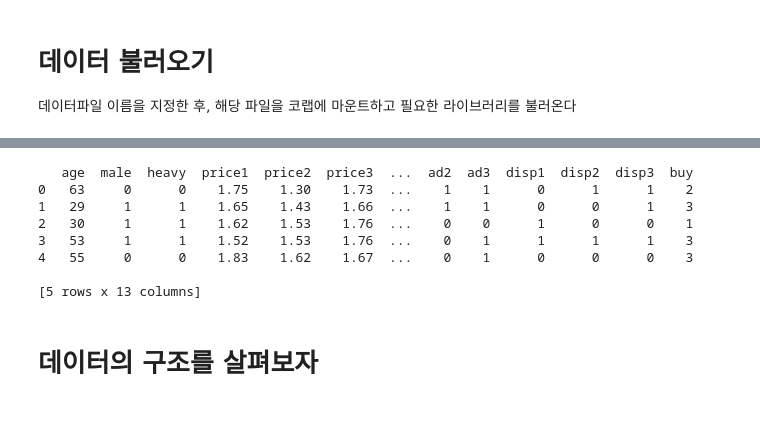
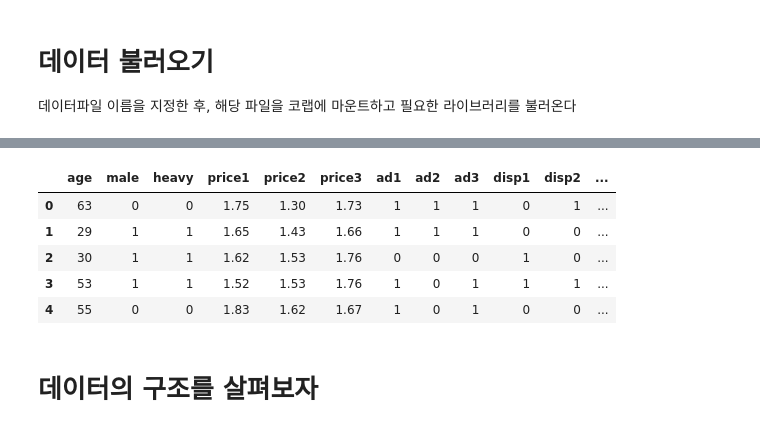
Before and after one commit to hongjai-rhee/public, a Jupyter notebook: [7]브랜드선택_DNN.ipynb, the cells around one changed output, grey strips where cells are left out. Drawn from its saved outputs; the diff is of its cells as text; code cells hidden in the pictures.

```diff
--- a/[7]브랜드선택_DNN.ipynb
+++ b/[7]브랜드선택_DNN.ipynb
@@ -28,19 +26,14 @@ Resolving deltas: 100% (115/115), done.
 # %%
 ## 데이터 불러오기
 dat = pd.read_csv('/content/public/choice500.csv')
-print(dat.head())
-dat = np.array(dat); ncol=dat.shape[1]; nrow=dat.shape[0]
-x=dat[:,0:ncol-1]; y=dat[:,ncol-1]-1
-y = to_categorical(y)
+dat.head()
 # %% [output]
-   age  male  heavy  price1  price2  price3  ...  ad2  ad3  disp1  disp2  disp3  buy
-0   63     0      0    1.75    1.30    1.73  ...    1    1      0      1      1    2
-1   29     1      1    1.65    1.43    1.66  ...    1    1      0      0      1    3
-2   30     1      1    1.62    1.53    1.76  ...    0    0      1      0      0    1
-3   53     1      1    1.52    1.53    1.76  ...    0    1      1      1      1    3
-4   55     0      0    1.83    1.62    1.67  ...    0    1      0      0      0    3
-
-[5 rows x 13 columns]
+|  | age | male | heavy | price1 | price2 | price3 | ad1 | ad2 | ad3 | disp1 | disp2 | ... |
+| 0 | 63 | 0 | 0 | 1.75 | 1.30 | 1.73 | 1 | 1 | 1 | 0 | 1 | ... |
+| 1 | 29 | 1 | 1 | 1.65 | 1.43 | 1.66 | 1 | 1 | 1 | 0 | 0 | ... |
+| 2 | 30 | 1 | 1 | 1.62 | 1.53 | 1.76 | 0 | 0 | 0 | 1 | 0 | ... |
+| 3 | 53 | 1 | 1 | 1.52 | 1.53 | 1.76 | 1 | 0 | 1 | 1 | 1 | ... |
+| 4 | 55 | 0 | 0 | 1.83 | 1.62 | 1.67 | 1 | 0 | 1 | 0 | 0 | ... |
 # %% [markdown]
 # 데이터의 구조를 살펴보자
 # %%
```
Also changed, not shown: parts of 6 cells of this notebook.
